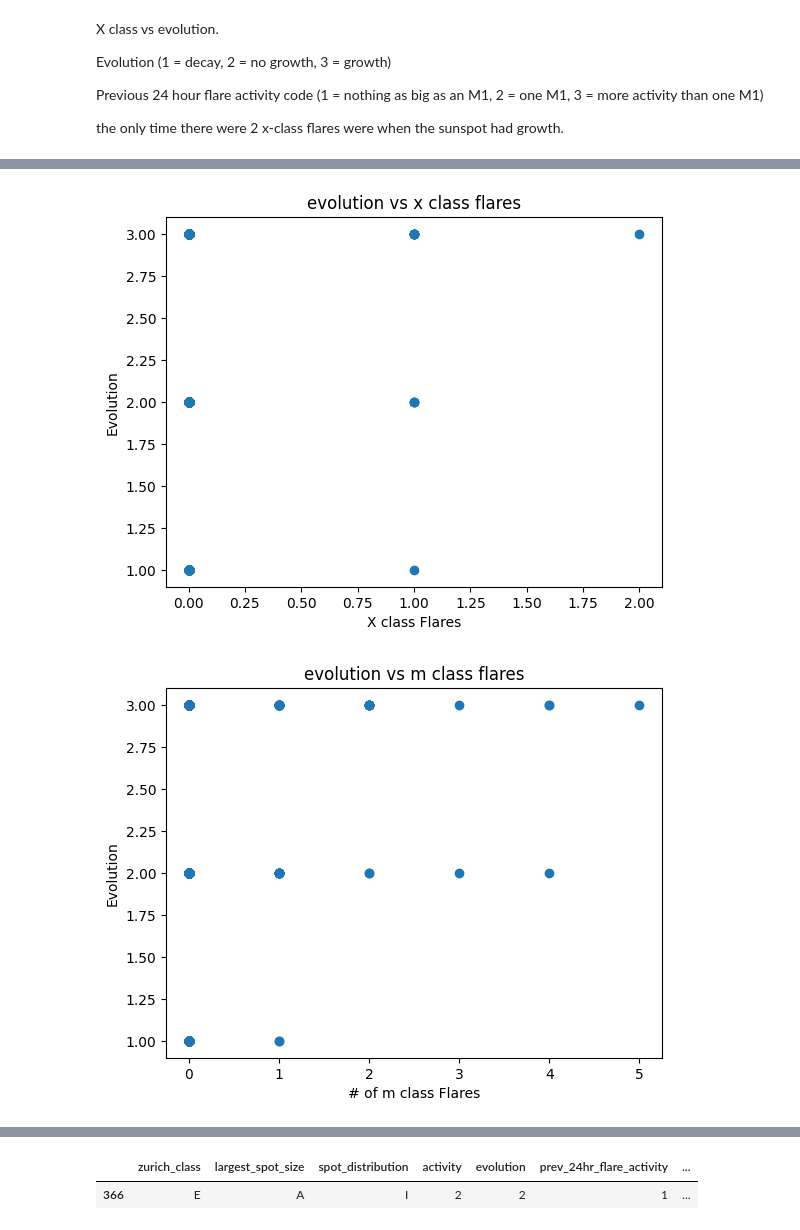
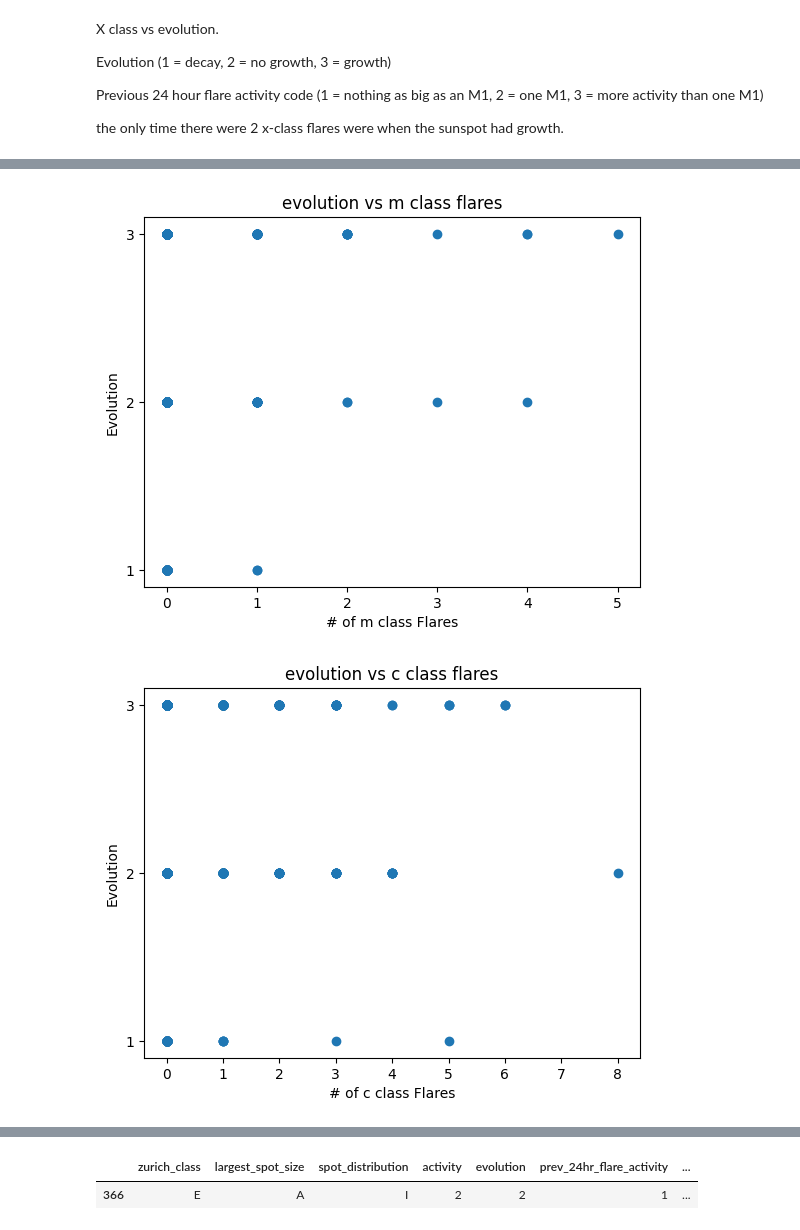
Before and after one commit to nollamae7-spec/DSRSP-Solar-Flares, a Jupyter notebook: DSHRP_Solar_Flares.ipynb, the cells around one changed output, grey strips where cells are left out. Cells and saved outputs as stored; diff of their text form; code cells hidden in the pictures.

```diff
--- a/DSHRP_Solar_Flares.ipynb
+++ b/DSHRP_Solar_Flares.ipynb
@@ -261,18 +293,22 @@ the only time there were 2 x-class flares were when the sunspot had growth.
 # %%
-plt.scatter (df["x_class_flares"], df["evolution"])
+plt.scatter (df["m_class_flares"], df["evolution"])
 
-plt.title("evolution vs x class flares")
-plt.xlabel("X class Flares")
+plt.title("evolution vs m class flares")
+plt.xlabel("# of m class Flares")
 plt.ylabel("Evolution")
+plt.yticks([1,2,3])
+
 plt.show()
 # %% [output]
-[figure, old version]
+[figure, new version]
 # %%
-plt.scatter (df["m_class_flares"], df["evolution"])
+plt.scatter (df["c_class_flares"], df["evolution"])
 
-plt.title("evolution vs m class flares")
-plt.xlabel("# of m class Flares")
+plt.title("evolution vs c class flares")
+plt.xlabel("# of c class Flares")
 plt.ylabel("Evolution")
+plt.yticks([1,2,3])
+
 plt.show()
 # %% [output]
-[figure, old version]
+[figure, new version]
```
Also changed, not shown: parts of 18 cells of this notebook.
